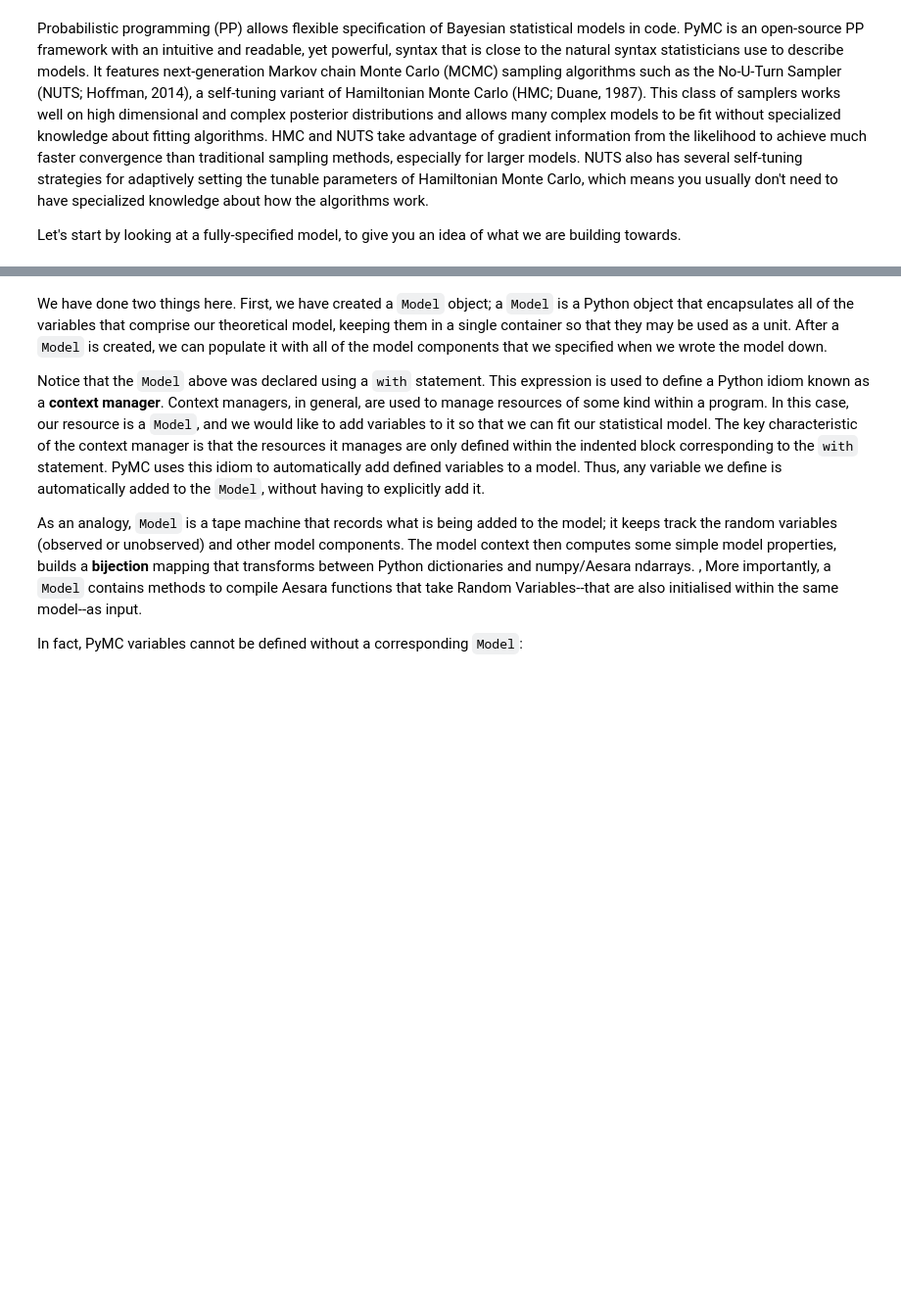
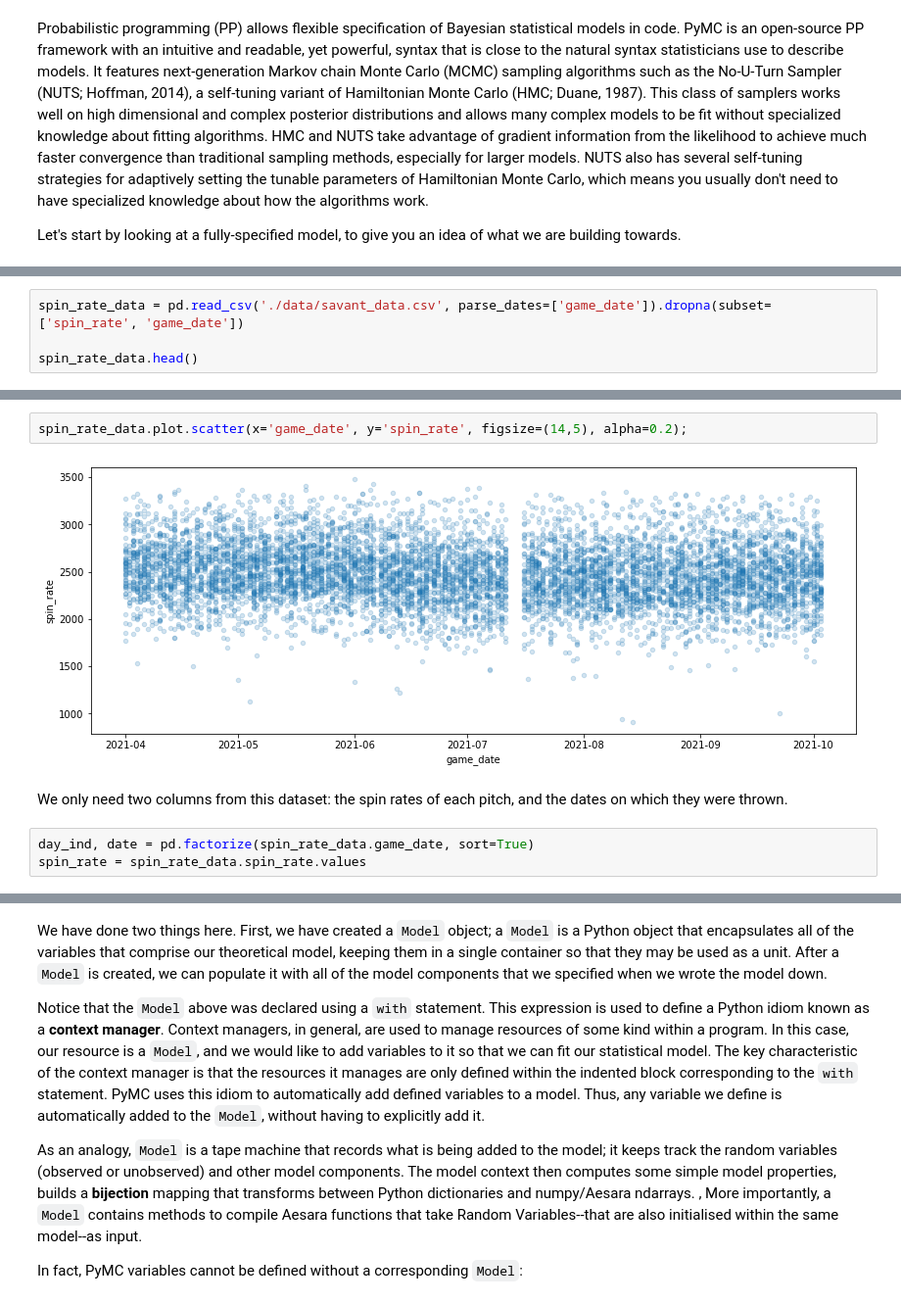
Before and after one commit to fonnesbeck/probabilistic_python, a Jupyter notebook: pymc_intro.ipynb, the cells around one changed output, grey strips where cells are left out. Shown at 98% size. Cells and saved outputs as stored; diff of their text form; blank space fills up the shorter version.

```diff
--- a/pymc_intro.ipynb
+++ b/pymc_intro.ipynb
@@ -60,0 +41,4 @@ censored = df.event.values == 0.0
+# %%
+spin_rate_data = pd.read_csv('./data/savant_data.csv', parse_dates=['game_date']).dropna(subset=['spin_rate', 'game_date'])
+
+spin_rate_data.head()
@@ -60,0 +53,9 @@ censored = df.event.values == 0.0
+# %%
+spin_rate_data.plot.scatter(x='game_date', y='spin_rate', figsize=(14,5), alpha=0.2);
+# %% [output]
+[figure, added]
+# %% [markdown]
+We only need two columns from this dataset: the spin rates of each pitch, and the dates on which they were thrown.
+# %%
+day_ind, date = pd.factorize(spin_rate_data.game_date, sort=True)
+spin_rate = spin_rate_data.spin_rate.values
```
Also changed, not shown: parts of 47 cells of this notebook, 1 other file.
